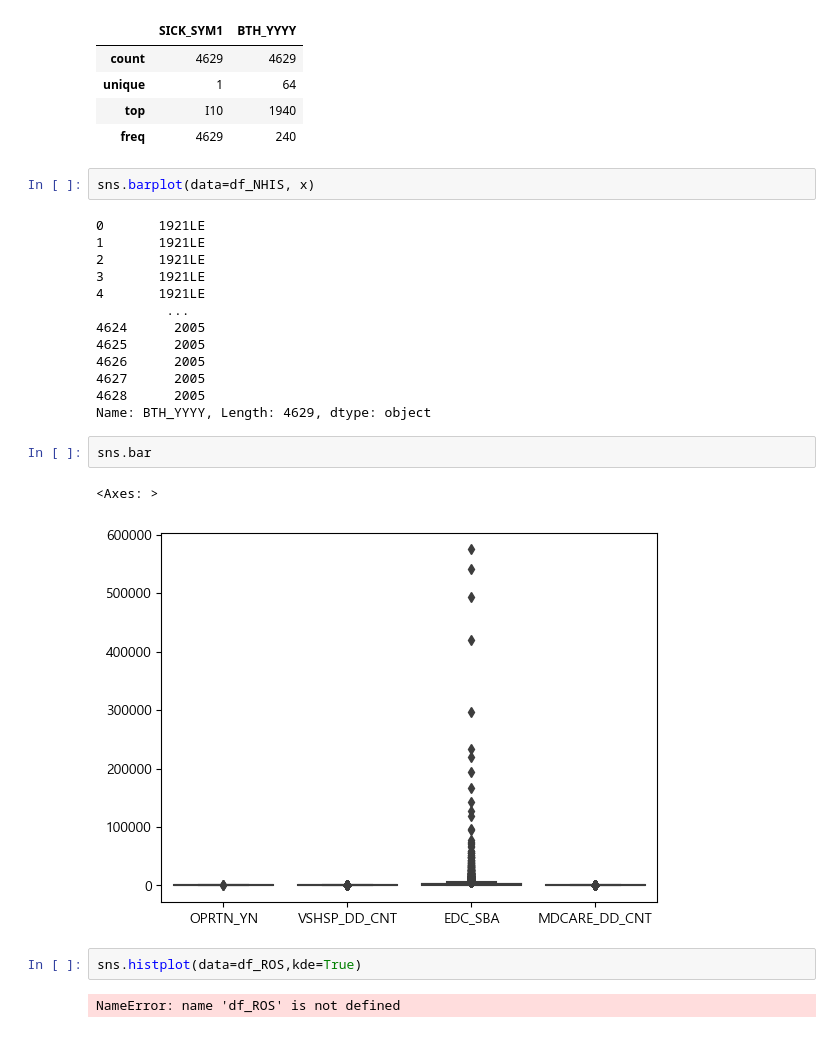
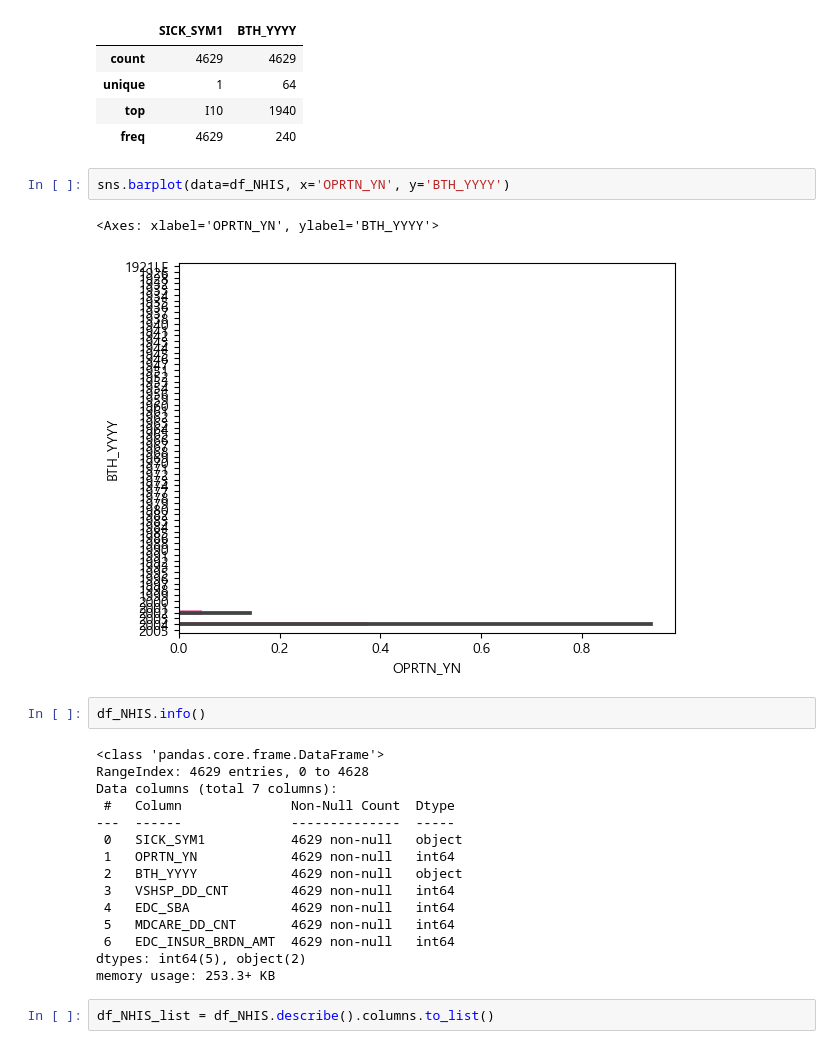
Before and after one commit to BongWonHee/toy_data_analysis, a Jupyter notebook: NHIS_EDA.ipynb, the cells around one changed output. Drawn from its saved outputs; the diff is of its cells as text.

```diff
--- a/NHIS_EDA.ipynb
+++ b/NHIS_EDA.ipynb
@@ -75,26 +75,26 @@ df_NHIS.describe(include=object)
 | top | I10 | 1940 |
 | freq | 4629 | 240 |
 # %%
-sns.barplot(data=df_NHIS, x)
+sns.barplot(data=df_NHIS, x='OPRTN_YN', y='BTH_YYYY')
 # %% [output]
-0       1921LE
-1       1921LE
-2       1921LE
-3       1921LE
-4       1921LE
-         ...
-4624      2005
-4625      2005
-4626      2005
-4627      2005
-4628      2005
-Name: BTH_YYYY, Length: 4629, dtype: object
+<Axes: xlabel='OPRTN_YN', ylabel='BTH_YYYY'>
+[figure, added]
-# %%
-sns.bar
-# %% [output]
-<Axes: >
-[figure, removed]
-# %%
-sns.histplot(data=df_ROS,kde=True)
-# %% [output]
-NameError: name 'df_ROS' is not defined
+# %%
+df_NHIS.info()
+# %% [output]
+<class 'pandas.core.frame.DataFrame'>
+RangeIndex: 4629 entries, 0 to 4628
+Data columns (total 7 columns):
+ #   Column              Non-Null Count  Dtype
+---  ------              --------------  -----
+ 0   SICK_SYM1           4629 non-null   object
+ 1   OPRTN_YN            4629 non-null   int64
+ 2   BTH_YYYY            4629 non-null   object
+ 3   VSHSP_DD_CNT        4629 non-null   int64
+ 4   EDC_SBA             4629 non-null   int64
+ 5   MDCARE_DD_CNT       4629 non-null   int64
+ 6   EDC_INSUR_BRDN_AMT  4629 non-null   int64
+dtypes: int64(5), object(2)
+memory usage: 253.3+ KB
+# %%
+df_NHIS_list = df_NHIS.describe().columns.to_list()
```
Also changed, not shown: parts of 7 cells of this notebook, 2 other files.
